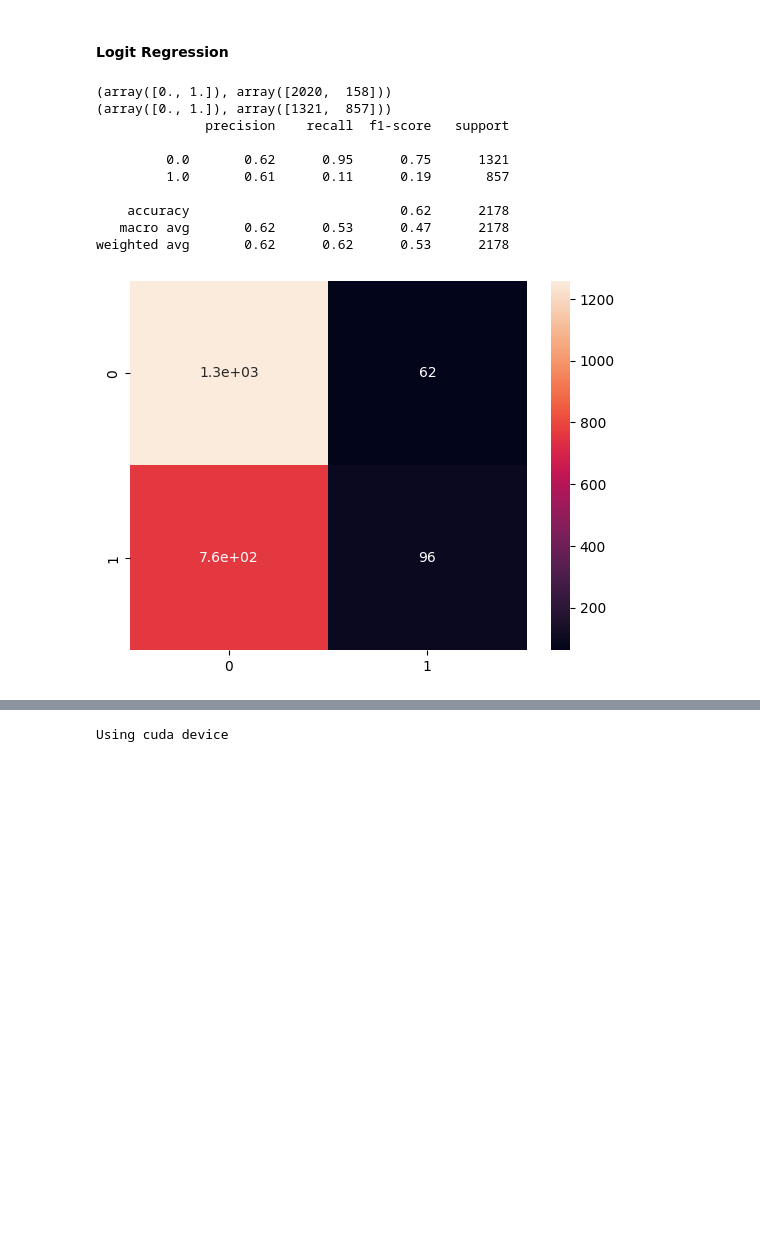
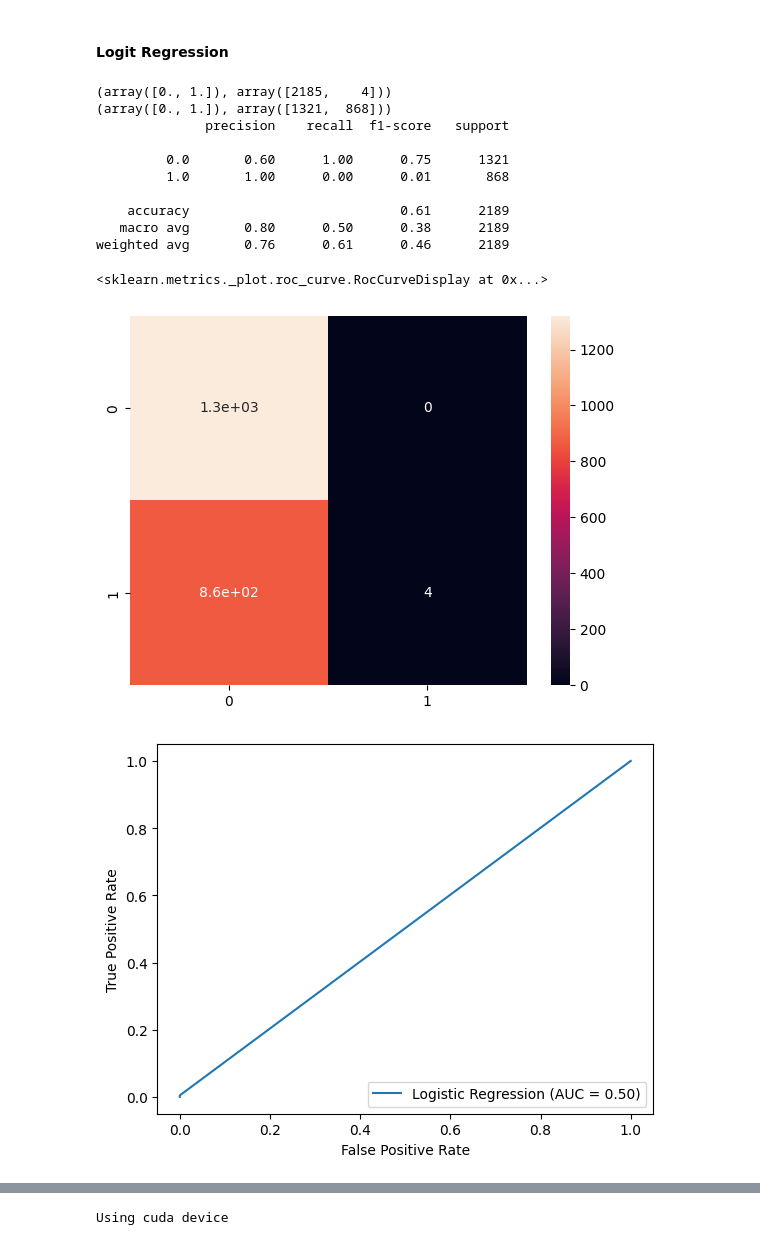
Before and after one commit to Markolinhio/image_similarity_assessment, a Jupyter notebook: notebooks/IQA_metrics_score.ipynb, the cells around one changed output, grey strips where cells are left out. Drawn from its saved outputs; the diff is of its cells as text; code cells hidden in the pictures; blank space fills up the shorter version.

```diff
--- a/notebooks/IQA_metrics_score.ipynb
+++ b/notebooks/IQA_metrics_score.ipynb
@@ -122,8 +243,8 @@ zipper
 # %% [markdown]
 ### Study correlation matrix:
 # %%
-all_train_table_of_score = pd.DataFrame(all_train_table_of_score, columns = ['rmse', 'psnr', 'fsim', 'ssim', 'uiq', 'sam', 'sre', 'class'])
-all_test_table_of_score = pd.DataFrame(all_test_table_of_score, columns = ['rmse', 'psnr', 'fsim', 'ssim', 'uiq', 'sam', 'sre', 'class'])
+all_train_table_of_score = pd.DataFrame(all_train_table_of_score, columns = ['psnr', 'fsim', 'ssim', 'uiq', 'sam', 'sre', 'class'])
+all_test_table_of_score = pd.DataFrame(all_test_table_of_score, columns = ['psnr', 'fsim', 'ssim', 'uiq', 'sam', 'sre', 'class'])
 
 train_corr_matrix = all_train_table_of_score.corr()
 plt.figure()
@@ -139,14 +260,28 @@ sns.heatmap(test_corr_matrix, annot=True)
 # %% [markdown]
 ### Fit basic discriminator
+# %%
+all_train_table_of_score = pd.DataFrame(all_train_table_of_score, columns = ['psnr', 'fsim', 'ssim', 'uiq', 'sam', 'sre', 'class'])
+all_test_table_of_score = pd.DataFrame(all_test_table_of_score, columns = ['psnr', 'fsim', 'ssim', 'uiq', 'sam', 'sre', 'class'])
+
+mask_train = all_train_table_of_score.apply(np.isinf)
+mask_test = all_test_table_of_score.apply(np.isinf)
+all_train_table_of_score = all_train_table_of_score[~mask_train.any(axis=1)]
+all_test_table_of_score = all_test_table_of_score[~mask_test.any(axis=1)]
 # %%
-all_train_table_of_score = pd.DataFrame(all_train_table_of_score, columns = ['rmse', 'psnr', 'fsim', 'ssim', 'uiq', 'sam', 'sre', 'class'])
-all_test_table_of_score = pd.DataFrame(all_test_table_of_score, columns = ['rmse', 'psnr', 'fsim', 'ssim', 'uiq', 'sam', 'sre', 'class'])
+all_train_table_of_score = pd.DataFrame(all_train_table_of_score, columns = ['psnr', 'fsim', 'ssim', 'uiq', 'sam', 'sre', 'class'])
+all_test_table_of_score = pd.DataFrame(all_test_table_of_score, columns = ['psnr', 'fsim', 'ssim', 'uiq', 'sam', 'sre', 'class'])
 
-X_train, y_train = all_train_table_of_score[['rmse', 'psnr', 'fsim', 'ssim', 'uiq', 'sam', 'sre']].to_numpy(), all_train_table_of_score['class'].to_numpy()
-X_test, y_test = all_test_table_of_score[['rmse', 'psnr', 'fsim', 'ssim', 'uiq', 'sam', 'sre']].to_numpy(), all_test_table_of_score['class'].to_numpy()
+mask_train = all_train_table_of_score.apply(np.isinf)
+mask_test = all_test_table_of_score.apply(np.isinf)
+all_train_table_of_score = all_train_table_of_score[~mask_train.any(axis=1)]
+all_test_table_of_score = all_test_table_of_score[~mask_test.any(axis=1)]
+
+X_train, y_train = all_train_table_of_score[['psnr', 'fsim', 'ssim', 'uiq', 'sam', 'sre']].to_numpy(), all_train_table_of_score['class'].to_numpy()
+X_test, y_test = all_test_table_of_score[['psnr', 'fsim', 'ssim', 'uiq', 'sam', 'sre']].to_numpy(), all_test_table_of_score['class'].to_numpy()
+
 
 # Normalize X_train, X_test:
 X_train = (X_train - X_train.mean())/X_train.std()
 X_test = (X_test - X_test.mean())/X_test.std()
-pd.DataFrame(X_train, columns = ['rmse', 'psnr', 'fsim', 'ssim', 'uiq', 'sam', 'sre'])
+X_train
 # %% [output]
@@ -214,21 +363,28 @@ weighted avg       0.67      0.65      0.59      2178
 # %%
 logit = LogisticRegression(random_state=0)
 logit.fit(X_train, y_train)
-y_pred = logit.predict(X_test)
+logit_y_pred = logit.predict(X_test)
 
-print(np.unique(y_pred, return_counts=True))
+print(np.unique(logit_y_pred, return_counts=True))
 print(np.unique(y_test, return_counts=True))
-sns.heatmap(confusion_matrix(y_test, y_pred, labels=np.unique(y_test)), annot=True)
-print(classification_report(y_test, y_pred, zero_division=1))
+sns.heatmap(confusion_matrix(y_test, logit_y_pred, labels=np.unique(y_test)), annot=True)
+print(classification_report(y_test, logit_y_pred, zero_division=1))
+
+logit_fpr, logit_tpr, _ = roc_curve(y_test, logit_y_pred)
+roc_auc = auc(logit_fpr, logit_tpr)
+logit_roc = RocCurveDisplay(fpr=logit_fpr, tpr=logit_tpr, roc_auc=roc_auc, estimator_name='Logistic Regression')
+logit_roc.plot()
 # %% [output]
-(array([0., 1.]), array([2020,  158]))
-(array([0., 1.]), array([1321,  857]))
+(array([0., 1.]), array([2185,    4]))
+(array([0., 1.]), array([1321,  868]))
               precision    recall  f1-score   support
 
-         0.0       0.62      0.95      0.75      1321
-         1.0       0.61      0.11      0.19       857
+         0.0       0.60      1.00      0.75      1321
+         1.0       1.00      0.00      0.01       868
 
-    accuracy                           0.62      2178
-   macro avg       0.62      0.53      0.47      2178
-weighted avg       0.62      0.62      0.53      2178
+    accuracy                           0.61      2189
+   macro avg       0.80      0.50      0.38      2189
+weighted avg       0.76      0.61      0.46      2189
+<sklearn.metrics._plot.roc_curve.RocCurveDisplay at 0x...>
-[figure, old version]
+[figure, new version]
+[figure, added]
```
Also changed, not shown: parts of 17 cells of this notebook, 12 other files.
